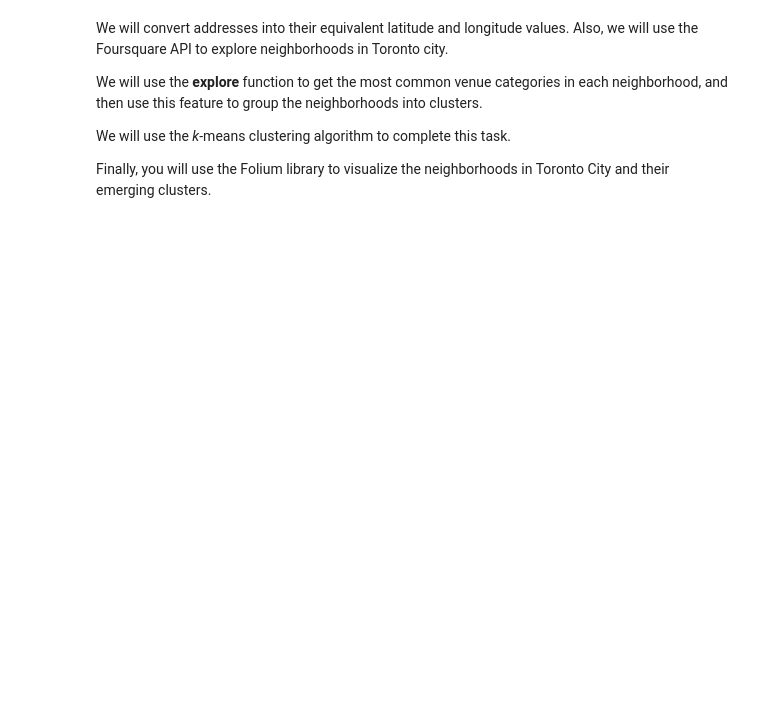
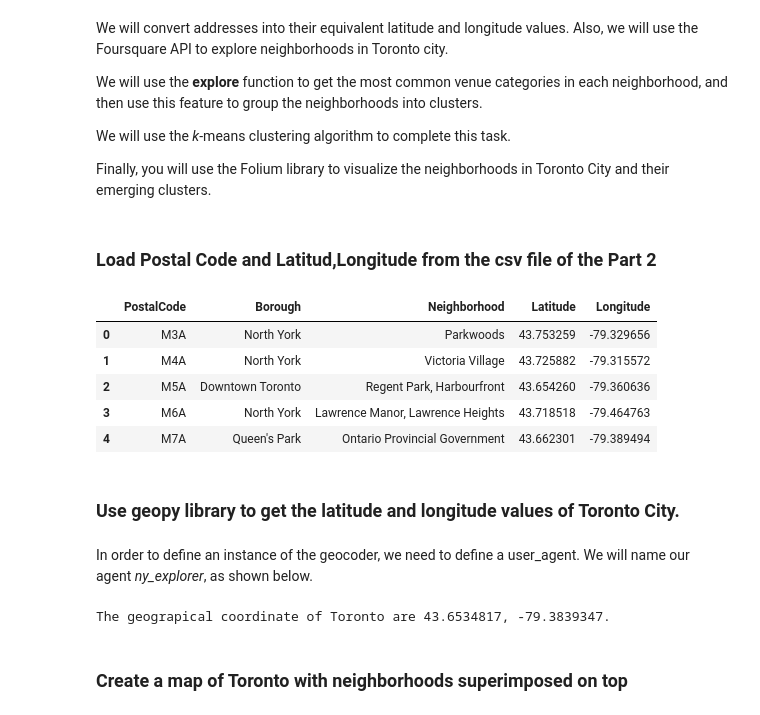
Before and after one commit to LeanoA/Coursera_Capstone, a Jupyter notebook: Week3-Part3.ipynb, the cells around one changed output. Saved outputs shown, nothing was run; the diff lists cells and outputs as text; code cells hidden in the pictures; blank space fills up the shorter version.

```diff
--- a/Week3-Part3.ipynb
+++ b/Week3-Part3.ipynb
@@ -33,3 +33,30 @@ from bs4 import BeautifulSoup
 
 # Transform JSON file into a pandas dataframe
 from pandas.io.json import json_normalize
+# %% [markdown]
+### Load Postal Code and Latitud,Longitude from the csv file of the Part 2
+# %%
+neighborhoods = pd.read_csv("Toronto_PostalCode_LL.csv")
+neighborhoods.head()
+# %% [output]
+|  | PostalCode | Borough | Neighborhood | Latitude | Longitude |
+| 0 | M3A | North York | Parkwoods | 43.753259 | -79.329656 |
+| 1 | M4A | North York | Victoria Village | 43.725882 | -79.315572 |
+| 2 | M5A | Downtown Toronto | Regent Park, Harbourfront | 43.654260 | -79.360636 |
+| 3 | M6A | North York | Lawrence Manor, Lawrence Heights | 43.718518 | -79.464763 |
+| 4 | M7A | Queen's Park | Ontario Provincial Government | 43.662301 | -79.389494 |
+# %% [markdown]
+### Use geopy library to get the latitude and longitude values of Toronto City.
+# %% [markdown]
+In order to define an instance of the geocoder, we need to define a user_agent. We will name our agent <em>ny_explorer</em>, as shown below.
+# %%
+address = 'Toronto'
+geolocator = Nominatim(user_agent="ny_explorer") ### User from the Lab Neighborhoods New York
+location = geolocator.geocode(address)
+latitude = location.latitude
+longitude = location.longitude
+print('The geograpical coordinate of Toronto are {}, {}.'.format(latitude, longitude))
+# %% [output]
+The geograpical coordinate of Toronto are 43.6534817, -79.3839347.
+# %% [markdown]
+### Create a map of Toronto with neighborhoods superimposed on top
```
Also changed, not shown: parts of 19 cells of this notebook, 1 other file.
